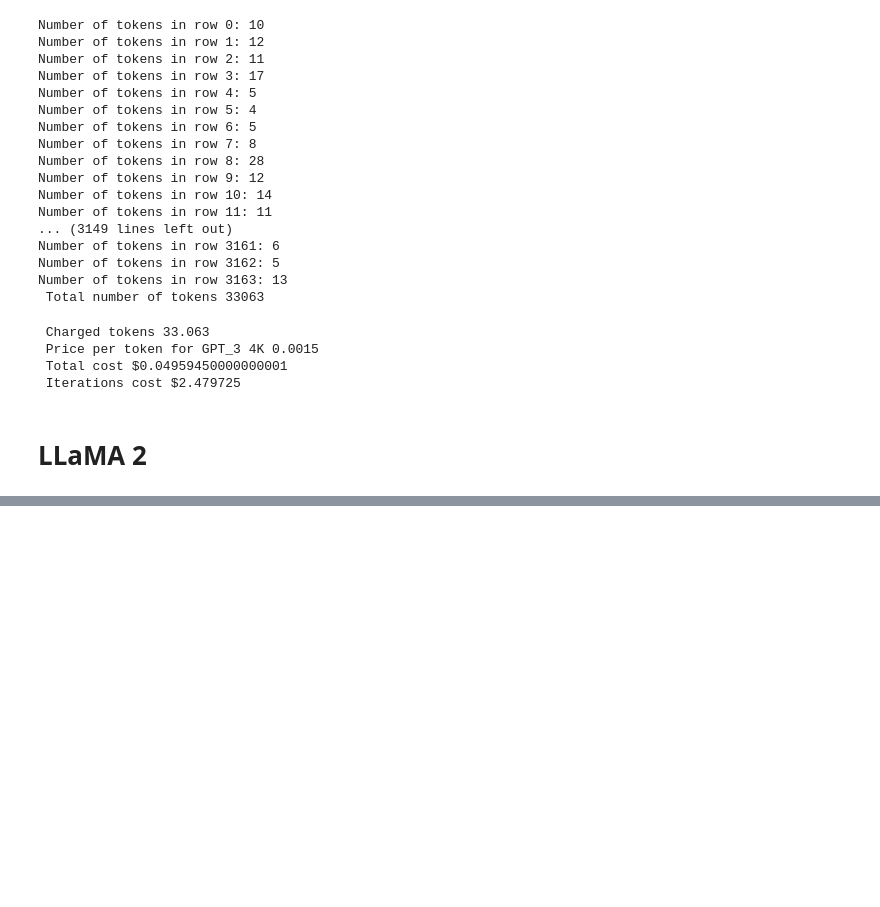
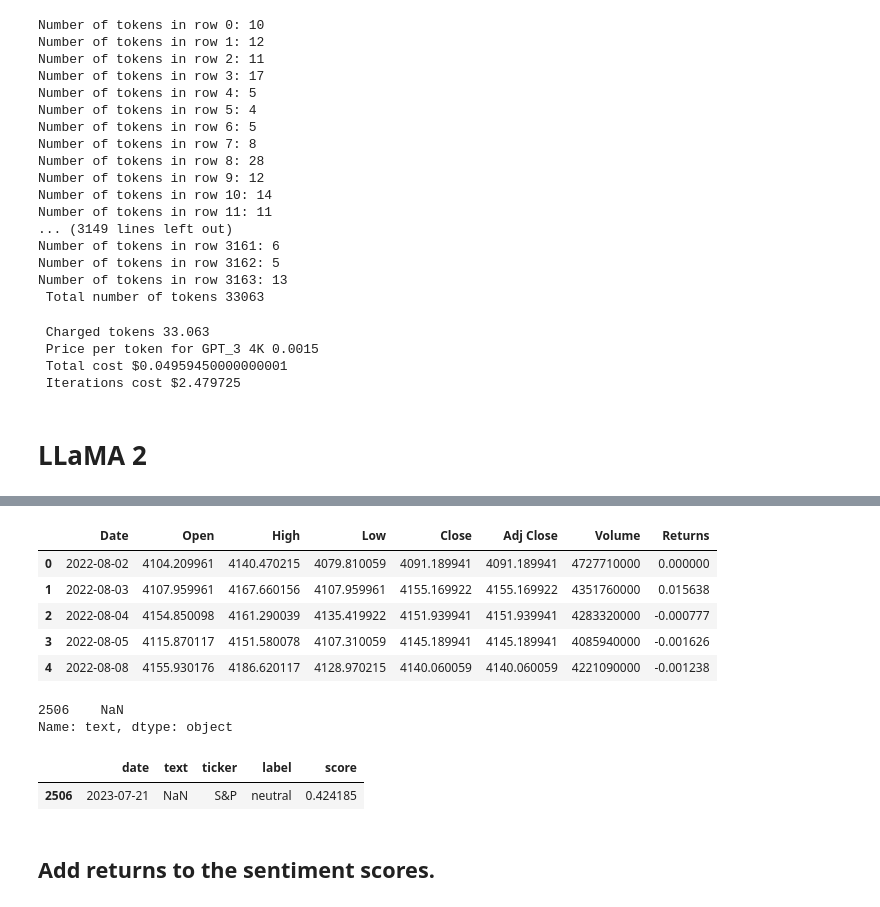
Before and after one commit to Christopher-jason/cjs-dissertation, a Jupyter notebook: Stocks/draft_2.ipynb, the cells around one changed output, grey strips where cells are left out. Drawn from its saved outputs; the diff is of its cells as text; code cells hidden in the pictures; blank space fills up the shorter version.

```diff
--- a/Stocks/draft_2.ipynb
+++ b/Stocks/draft_2.ipynb
@@ -642,0 +625,7 @@ ValueError: Could not load model TheBloke/Llama-2-7B-GGML with any of the follow
+# %%
+for ticker in ticker_list:
+    print(ticker)
+    # Call the download_stock_data function to get adjusted closing prices
+    stock_data = download_stock_data(ticker)
+    #write the stock data to a csv file in the price_data folder
+    stock_data.to_csv('price_data/'+ticker+'.csv')
@@ -642,0 +654,13 @@ ValueError: Could not load model TheBloke/Llama-2-7B-GGML with any of the follow
+# %%
+def read_price_data(ticker_list):
+    data_dict = {}
+    for ticker in ticker_list:
+        file_path = os.path.join('price_data', f'{ticker}.csv')
+        if os.path.exists(file_path):
+            data_dict[ticker] = pd.read_csv(file_path)
+        else:
+            print(f"File for {ticker} does not exist!")
+
+    return data_dict
+# %%
+price_data = read_price_data(ticker_list)
@@ -642,0 +678,21 @@ ValueError: Could not load model TheBloke/Llama-2-7B-GGML with any of the follow
+# %%
+def calculate_returns(price_data):
+    for ticker, df in price_data.items():
+        close_prices = df['Close'].tolist()
+        returns = [0]  # Initialize returns with 0 for the first item
+        for i in range(1, len(close_prices)):
+            ret = (close_prices[i] - close_prices[i-1]) / close_prices[i-1]
+            returns.append(ret)
+        df['Returns'] = returns
+        price_data[ticker] = df  # Update the dictionary with the modified DataFrame
+    return price_data
+# %%
+price_data_ret = calculate_returns(price_data)
+price_data_ret['S&P'].head()
+# %% [output]
+|  | Date | Open | High | Low | Close | Adj Close | Volume | Returns |
+| 0 | 2022-08-02 | 4104.209961 | 4140.470215 | 4079.810059 | 4091.189941 | 4091.189941 | 4727710000 | 0.000000 |
+| 1 | 2022-08-03 | 4107.959961 | 4167.660156 | 4107.959961 | 4155.169922 | 4155.169922 | 4351760000 | 0.015638 |
+| 2 | 2022-08-04 | 4154.850098 | 4161.290039 | 4135.419922 | 4151.939941 | 4151.939941 | 4283320000 | -0.000777 |
+| 3 | 2022-08-05 | 4115.870117 | 4151.580078 | 4107.310059 | 4145.189941 | 4145.189941 | 4085940000 | -0.001626 |
+| 4 | 2022-08-08 | 4155.930176 | 4186.620117 | 4128.970215 | 4140.060059 | 4140.060059 | 4221090000 | -0.001238 |
@@ -642,0 +701,13 @@ ValueError: Could not load model TheBloke/Llama-2-7B-GGML with any of the follow
+# %%
+missing = pd.concat([hot_chatgpt['text'], hot_finbert['text']]).drop_duplicates(keep=False)
+print(missing)
+# %% [output]
+2506    NaN
+Name: text, dtype: object
+# %%
+hot_finbert[hot_finbert['text'].isin(missing)]
+# %% [output]
+|  | date | text | ticker | label | score |
+| 2506 | 2023-07-21 | NaN | S&P | neutral | 0.424185 |
+# %% [markdown]
+## Add returns to the sentiment scores.
```
Also changed, not shown: parts of 27 cells of this notebook, 55 other files.
